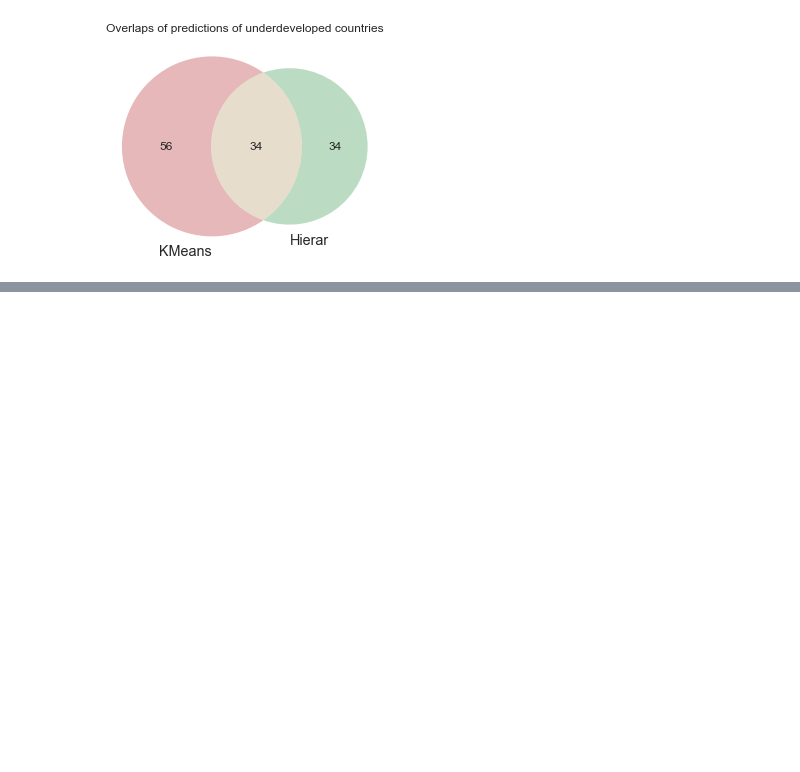
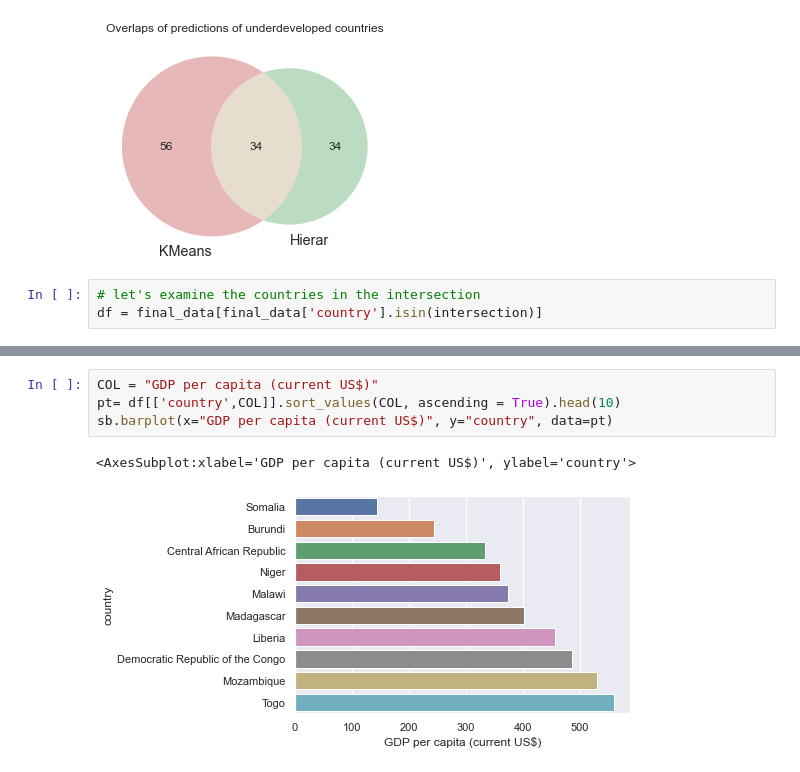
Before and after one commit to Snail664/country-clustering, a Jupyter notebook: model_comparison.ipynb, the cells around one changed output, grey strips where cells are left out. Cells and saved outputs as stored; diff of their text form; blank space fills up the shorter version.

```diff
--- a/model_comparison.ipynb
+++ b/model_comparison.ipynb
@@ -103,3 +103,6 @@ venn2(subsets = (kmeans_df['country'].size, hierar_df['country'].size, intersect
 # %% [output]
 <matplotlib_venn._common.VennDiagram at 0x...>
 [figure]
+# %%
+# let's examine the countries in the intersection
+df = final_data[final_data['country'].isin(intersection)]
@@ -105,0 +122,7 @@ venn2(subsets = (kmeans_df['country'].size, hierar_df['country'].size, intersect
+# %%
+COL = "GDP per capita (current US$)"
+pt= df[['country',COL]].sort_values(COL, ascending = True).head(10)
+sb.barplot(x="GDP per capita (current US$)", y="country", data=pt)
+# %% [output]
+<AxesSubplot:xlabel='GDP per capita (current US$)', ylabel='country'>
+[figure, added]
```
Also changed, not shown: parts of 2 cells of this notebook.
